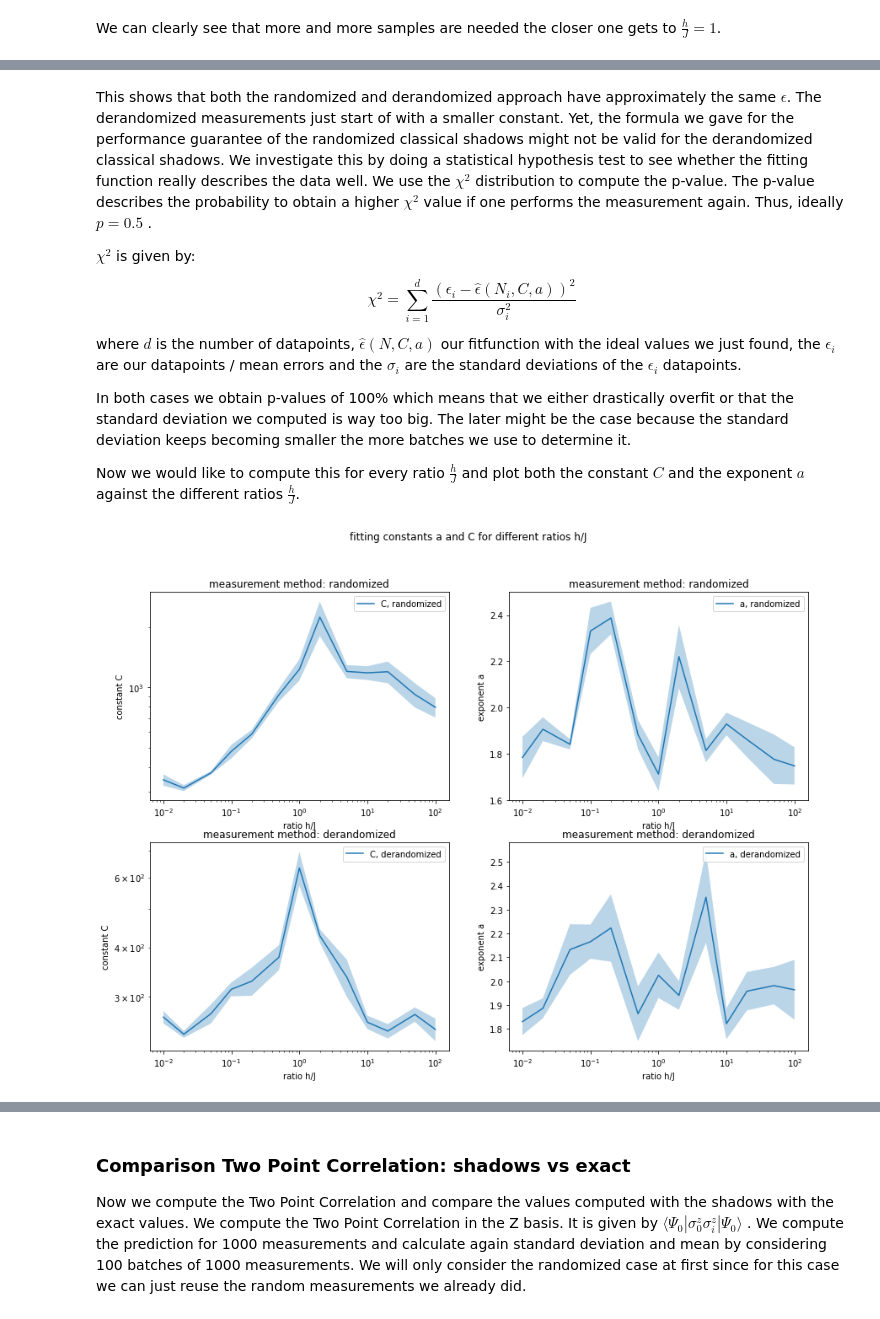
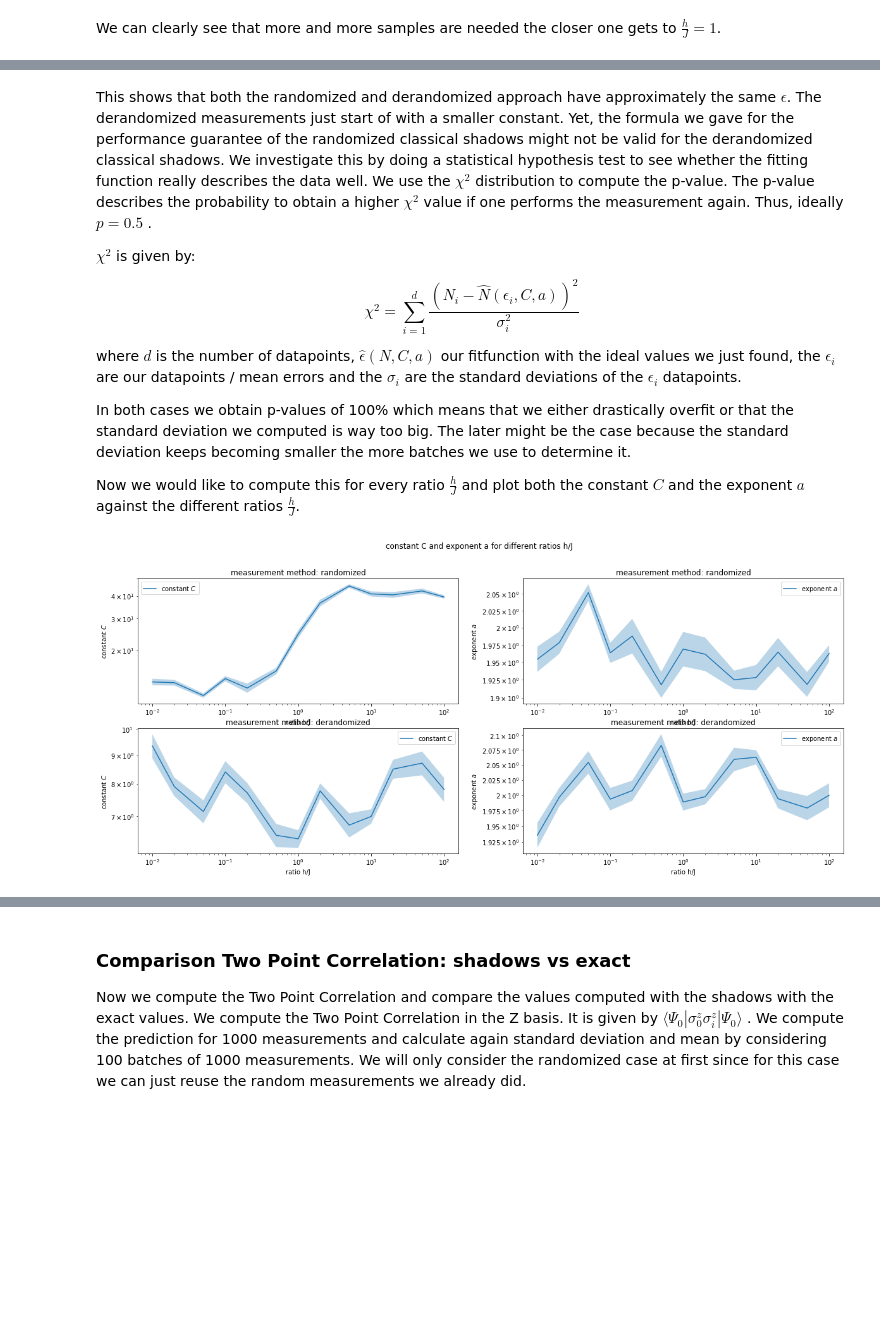
Before and after one commit to LennartBuerger/classical-shadows-for-1d-TFIM-energy-estimation, a Jupyter notebook: display_data/shadow_performance_analysis.ipynb, the cells around one changed output, grey strips where cells are left out. Cells and saved outputs as stored; diff of their text form; code cells hidden in the pictures; blank space fills up the shorter version.

Commit message:
further work on the scaling of the classical shadows. The plots now show how the number of measurements scales with the error and with the number of observables

```diff
--- a/display_data/shadow_performance_analysis.ipynb
+++ b/display_data/shadow_performance_analysis.ipynb
@@ -27,21 +29,20 @@ from bf_quantum_state import BFQuantumState
 # %%
 #global variables
-ratios_h_j = np.array([0.01, 0.02, 0.05, 0.1,
-                           0.2, 0.5, 1, 2, 5, 10, 20, 50, 100], dtype=float)
+ratios_h_j = np.array([1.0], dtype=float)
 save_direc_eigs = Path('data/Diagonal_hamiltonian/eigenvalues_first_three_dict.npy')
 save_direc_groundstate = Path('data/Diagonal_hamiltonian/groundstate_dict.npy')
 save_direc_measurements_two_point_correlation_derandomized = Path('data/shadow_measurements/measurements_two_point_corr_derandomized_dict.npy')
 ground_state_dict = np.load(save_direc_groundstate, allow_pickle='TRUE')
 ground_state_dict = ground_state_dict.item()
 # %%
-qubit_num = np.array([6, 8, 10, 12, 16])
+qubit_num = np.array([6, 8, 10, 12])
 # # the generation of a measurement procedure becomes very slow when num_of_measurements becomes big
 # (~1000). In the case of the ising model it is alright to proceed by using batches because we only
 # measure two different Pauli strings. We have to remove this batched procedure though when
 # dealing with more complicated systems where we have to measure more than 100 different Pauli Strings
 # for now we form batches of 100 measurements
 # num of measurements has to be a multiple of 100
-num_of_measurements = 10000
+num_of_measurements = 1000000
 measurement_methods = np.array(['derandomized', 'randomized'])
 for i in range(np.size(qubit_num)):
     for j in range(np.size(ratios_h_j)):
@@ -426,10 +413,14 @@ from scipy.optimize import curve_fit
 def log_epsilon(num_measurements_log, const_log, exponent):
     return (const_log - num_measurements_log)/exponent
 
+
+def log_n(error_log, const_log, exponent):
+    return const_log - exponent * error_log
+
 from scipy.stats import chi2
 
-def compute_p_value_and_chi_red(data, params, data_std):
-    chi2_sum = np.sum((np.exp(log_epsilon(np.log(num_of_measurements), params[0], params[1])) - data)**2/ data_std**2)
+def compute_p_value_and_chi_red(data_x, data_y, params, data_y_std):
+    chi2_sum = np.sum((np.exp(log_n(np.log(data_x), params[0], params[1])) - data_y)**2/ data_y_std**2)
     dof = np.size(num_of_measurements) - 2
     chi2_red = chi2_sum / dof
     p_val = round(1 - chi2.cdf(chi2_sum, dof),2)*100
@@ -501,7 +495,7 @@ measurement again. Thus, ideally $p=0.5$ .
  $\chi^2$ is given by:
 
 \begin{equation}
-\chi ^2 = \sum_{i=1}^{d} \frac{(\epsilon_i - \hat{\epsilon}(N_i,C,a))^2}{\sigma_i^2}
+\chi ^2 = \sum_{i=1}^{d} \frac{(N_i - \hat{N}(\epsilon_i,C,a))^2}{\sigma_i^2}
 \end{equation}
 
 where $d$ is the number of datapoints, $\hat{\epsilon}(N,C,a)$ our fitfunction with the
@@ -519,54 +513,54 @@ constant $C$ and the exponent $a$ against the different ratios $\frac{h}{J}$.
 qubit_num = 14
 num_of_measurements = np.array([50, 80, 100, 150, 200, 350, 500, 800, 1000, 1500, 2000, 3000, 5000, 7000, 10000, 20000])
 batches = 50
-some_ratios = np.array([0.01, 0.02, 0.05, 0.1,
-                           0.2, 0.5, 1, 2, 5, 10, 20, 50, 100], dtype=float)
+some_ratios = np.array([0.01, 0.02, 0.05, 0.1, 0.2, 0.5, 1, 2, 5, 10, 20, 50, 100])
 fig, axs = plt.subplots(2, 2)
-fig.set_figheight(10)
-fig.set_figwidth(14)
-fig.suptitle('fitting constants a and C for different ratios h/J')
+fig.set_figheight(8)
+fig.set_figwidth(20)
+fig.suptitle('constant C and exponent a for different ratios h/J')
 for l in range(0, 2):
-    const = np.zeros(np.size(some_ratios))
-    const_err = np.zeros(np.size(some_ratios))
-    exponent_a = np.zeros(np.size(some_ratios))
-    exponent_a_err = np.zeros(np.size(some_ratios))
+    exponents = np.zeros(np.size(some_ratios))
+    constants = np.zeros(np.size(some_ratios))
+    exponents_err = np.zeros(np.size(some_ratios))
+    constants_err = np.zeros(np.size(some_ratios))
     for i in range(0, np.size(some_ratios)):
+        errors = np.zeros((batches, np.size(num_of_measurements)))
         ground_state = ground_state_dict[str(1)]['periodic'][str(qubit_num)][str(some_ratios[i])]
         observables = TfimHamiltonianOpenFermion(qubit_num, 1, some_ratios[i], 'periodic').observables_for_energy_estimation()
-        errors = np.zeros((batches, np.size(num_of_measurements)))
         save_direc_procedure = Path('data/shadow_measurements/measurement_procedure_ratio_'+\
                               str(some_ratios[i])+'_qubit_num_'+str(qubit_num)+'_method_'+measurement_methods[l]+'.npy')
         save_direc_index = Path('data/shadow_measurements/measurement_index_ratio_'+\
                               str(some_ratios[i])+'_qubit_num_'+str(qubit_num)+'_method_'+measurement_methods[l]+'.npy')
         measurement_procedure = np.lib.format.open_memmap(save_direc_procedure, dtype=np.str_, mode='r')
         measurement_index = np.lib.format.open_memmap(save_direc_index, dtype=np.int32, mode='r')
         for k in range(0, batches):
             for j in range(0, np.size(num_of_measurements)):
                 measurements = conversion_to_prediction_shadow_dict_shape(measurement_procedure[k*num_of_measurements[j]:(k+1)*num_of_measurements[j]],
                                                                           measurement_index[k*num_of_measurements[j]:(k+1)*num_of_measurements[j]], qubit_num)
                 errors_one_batch = []
                 for observable in observables:
                     exp_val_obs_shadow = BFQuantumState(qubit_num, ground_state).local_observable_shadow(observable, measurements)
                     exp_val_obs_brute = BFQuantumState(qubit_num, ground_state).local_observable(observable)
                     errors_one_batch.append(np.abs(exp_val_obs_brute - exp_val_obs_shadow))
                 errors[k, j] = np.amax(errors_one_batch, axis = 0)
+
         error_mean = np.mean(errors, axis=0)
         error_std = np.std(errors, axis=0)
-        popt, pcov = curve_fit(log_epsilon, np.log(num_of_measurements), np.log(error_mean), sigma=np.log(error_std))
-        const[i] = np.exp(popt[0])
-        const_err[i] = np.exp(popt[0]) * np.sqrt(pcov[0][0])
-        exponent_a[i] = popt[1]
-        exponent_a_err[i] = np.sqrt(pcov[1][1])
-    axs[l, 0].errorbar(some_ratios, const, label = 'C' + ', ' + measurement_methods[l])
-    axs[l, 0].fill_between(some_ratios, const - const_err, const +  const_err, alpha = 0.3)
-    axs[l, 0].set(xscale = 'log', yscale = 'log', xlabel='ratio h/J', ylabel = 'constant C')
+        popt, pcov = curve_fit(log_n, np.log(error_mean), np.log(num_of_measurements))
+        constants[i] = np.exp(popt[0])
+        constants_err[i] = np.exp(popt[0]) * np.sqrt(pcov[0][0])
+        exponents[i] = popt[1]
+        exponents_err[i] = np.sqrt(pcov[1][1])
+    axs[l, 0].errorbar(some_ratios, constants, label = 'constant $C$')
+    axs[l, 0].fill_between(some_ratios, constants - constants_err, constants + constants_err, alpha = 0.3)
+    axs[l, 0].set(xscale='log', yscale='log', ylabel='constant $C$', xlabel = 'ratio h/J')
     axs[l, 0].set_title('measurement method: ' + str(measurement_methods[l]))
     axs[l, 0].legend()
-    axs[l, 1].errorbar(some_ratios, exponent_a, label = 'a' + ', ' + measurement_methods[l])
-    axs[l, 1].fill_between(some_ratios, exponent_a - exponent_a_err, exponent_a + exponent_a_err, alpha = 0.3)
-    axs[l, 1].set(xscale = 'log' ,xlabel='ratio h/J', ylabel = 'exponent a')
+    axs[l, 1].errorbar(some_ratios, exponents, label = 'exponent $a$')
+    axs[l, 1].fill_between(some_ratios, exponents - exponents_err, exponents + exponents_err, alpha = 0.3)
+    axs[l, 1].set(xscale='log', ylabel='exponent $a$', xlabel = 'ratio h/J')
     axs[l, 1].set_title('measurement method: ' + str(measurement_methods[l]))
     axs[l, 1].legend()
 # %% [output]
-[figure, old version]
+[figure, new version]
 # %% [markdown]
```
Also changed, not shown: parts of 9 cells of this notebook.
